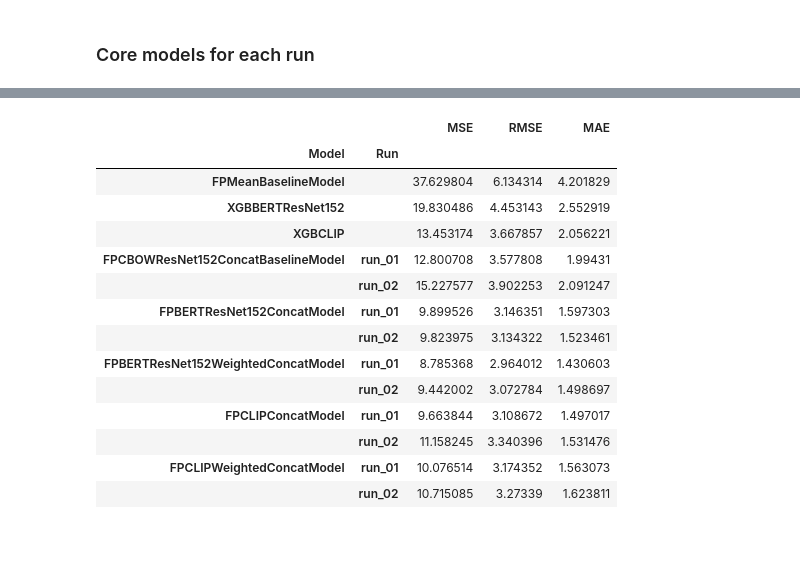
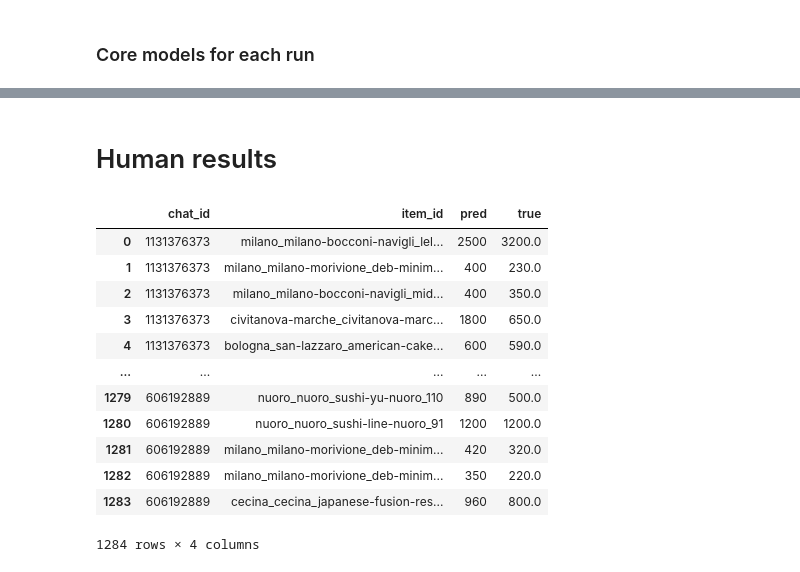
Before and after one commit to giacomorebecchi/food-pricing, a Jupyter notebook: notebooks/05.01_models_results.ipynb, the cells around one changed output, grey strips where cells are left out. Saved outputs shown, nothing was run; the diff lists cells and outputs as text; code cells hidden in the pictures; blank space fills up the shorter version.

Commit message:
Updated results with human performance

```diff
--- a/notebooks/05.01_models_results.ipynb
+++ b/notebooks/05.01_models_results.ipynb
@@ -141,21 +141,28 @@ Some weights of the model checkpoint at dbmdz/bert-base-italian-xxl-uncased were
 - This IS expected if you are initializing BertModel from the checkpoint of a model trained on another task or with another architecture (e.g. initializing a BertForSequenceClassification model from a ...
 - This IS NOT expected if you are initializing BertModel from the checkpoint of a model that you expect to be exactly identical (initializing a BertForSequenceClassification model from a BertForSequen ...
 ... (8 outputs left out)
-# %%
-results
-# %% [output]
-|  |  | MSE | RMSE | MAE |
-| Model | Run |  |  |  |
-| FPMeanBaselineModel |  | 37.629804 | 6.134314 | 4.201829 |
-| XGBBERTResNet152 |  | 19.830486 | 4.453143 | 2.552919 |
-| XGBCLIP |  | 13.453174 | 3.667857 | 2.056221 |
-| FPCBOWResNet152ConcatBaselineModel | run_01 | 12.800708 | 3.577808 | 1.99431 |
-|  | run_02 | 15.227577 | 3.902253 | 2.091247 |
-| FPBERTResNet152ConcatModel | run_01 | 9.899526 | 3.146351 | 1.597303 |
-|  | run_02 | 9.823975 | 3.134322 | 1.523461 |
-| FPBERTResNet152WeightedConcatModel | run_01 | 8.785368 | 2.964012 | 1.430603 |
-|  | run_02 | 9.442002 | 3.072784 | 1.498697 |
-| FPCLIPConcatModel | run_01 | 9.663844 | 3.108672 | 1.497017 |
-|  | run_02 | 11.158245 | 3.340396 | 1.531476 |
-| FPCLIPWeightedConcatModel | run_01 | 10.076514 | 3.174352 | 1.563073 |
-|  | run_02 | 10.715085 | 3.27339 | 1.623811 |
+# %% [markdown]
+# Human results
+# %%
+data_fpath = PurePosixPath(ROOT_DIR).joinpath("data", "experiment", "merged")
+
+data_fname = data_fpath.joinpath("dump.parquet")
+
+data = pd.read_parquet(data_fname)
+data = data[["chat_id", "item_id", "pred", "price_fractional"]].rename(columns={"price_fractional": "true"})
+# %%
+data
+# %% [output]
+|  | chat_id | item_id | pred | true |
+| 0 | 1131376373 | milano_milano-bocconi-navigli_lel... | 2500 | 3200.0 |
+| 1 | 1131376373 | milano_milano-morivione_deb-minim... | 400 | 230.0 |
+| 2 | 1131376373 | milano_milano-bocconi-navigli_mid... | 400 | 350.0 |
+| 3 | 1131376373 | civitanova-marche_civitanova-marc... | 1800 | 650.0 |
+| 4 | 1131376373 | bologna_san-lazzaro_american-cake... | 600 | 590.0 |
+| ... | ... | ... | ... | ... |
+| 1279 | 606192889 | nuoro_nuoro_sushi-yu-nuoro_110 | 890 | 500.0 |
+| 1280 | 606192889 | nuoro_nuoro_sushi-line-nuoro_91 | 1200 | 1200.0 |
+| 1281 | 606192889 | milano_milano-morivione_deb-minim... | 420 | 320.0 |
+| 1282 | 606192889 | milano_milano-morivione_deb-minim... | 350 | 220.0 |
+| 1283 | 606192889 | cecina_cecina_japanese-fusion-res... | 960 | 800.0 |
+1284 rows × 4 columns
```
Also changed, not shown: parts of 3 cells of this notebook, 1 other file.
